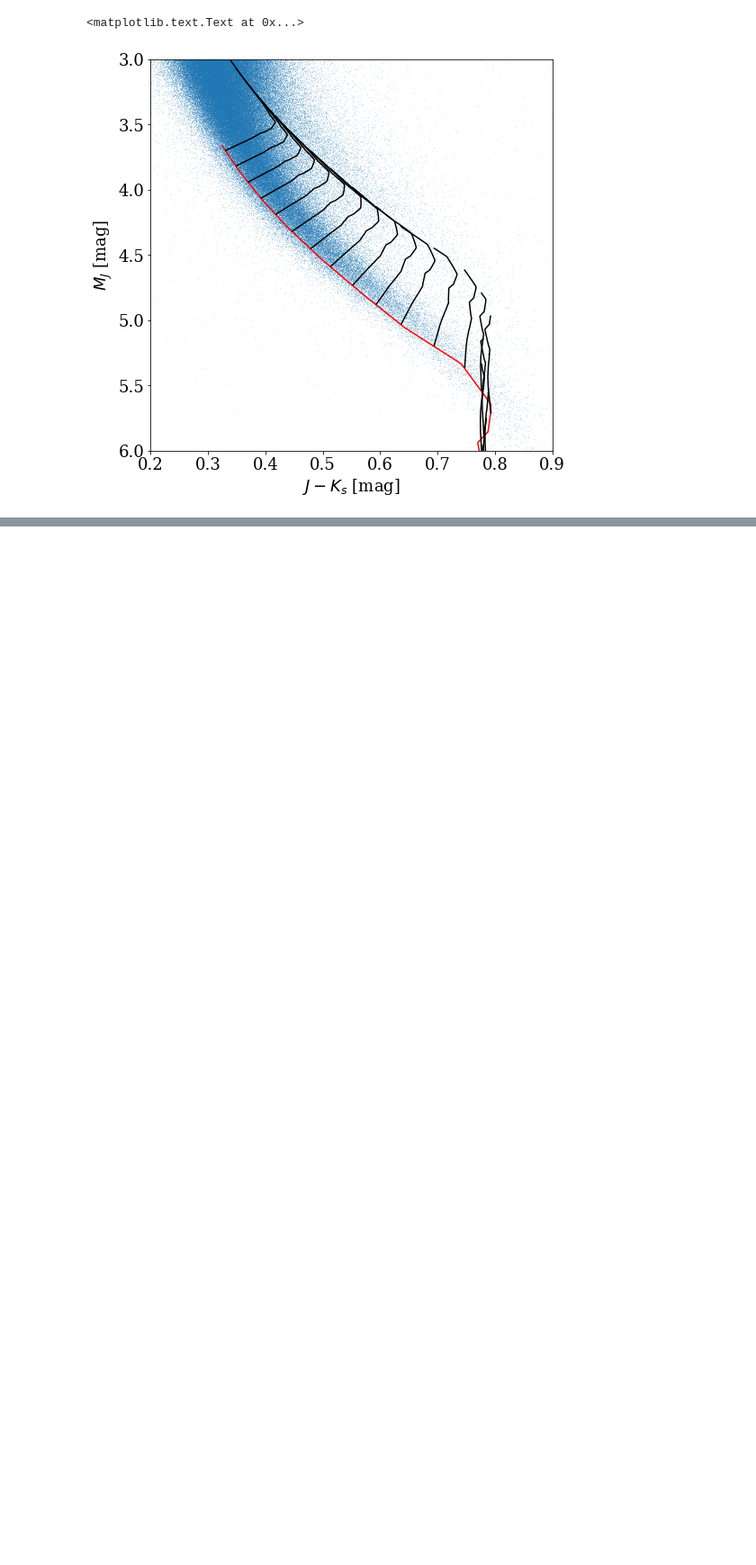
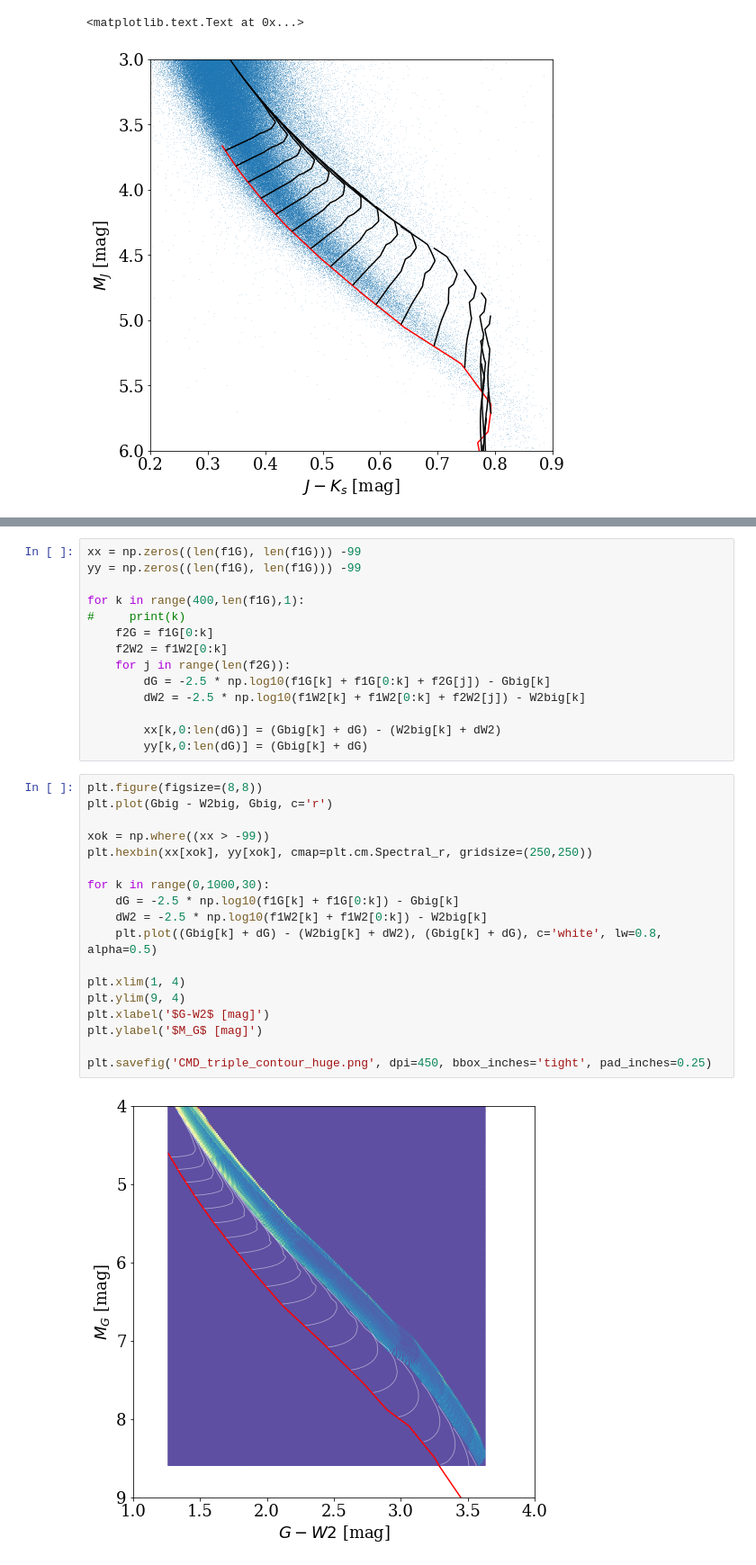
Before and after one commit to jradavenport/gaia_unresolved, a Jupyter notebook: binaries-gaia.ipynb, the cells around one changed output, grey strips where cells are left out. Shown at 90% size. Drawn from its saved outputs; the diff is of its cells as text; blank space fills up the shorter version.

```diff
--- a/binaries-gaia.ipynb
+++ b/binaries-gaia.ipynb
@@ -323,0 +376,34 @@ The
+# %%
+xx = np.zeros((len(f1G), len(f1G))) -99
+yy = np.zeros((len(f1G), len(f1G))) -99
+
+for k in range(400,len(f1G),1):
+#     print(k)
+    f2G = f1G[0:k]
+    f2W2 = f1W2[0:k]
+    for j in range(len(f2G)):
+        dG = -2.5 * np.log10(f1G[k] + f1G[0:k] + f2G[j]) - Gbig[k]
+        dW2 = -2.5 * np.log10(f1W2[k] + f1W2[0:k] + f2W2[j]) - W2big[k]
+
+        xx[k,0:len(dG)] = (Gbig[k] + dG) - (W2big[k] + dW2)
+        yy[k,0:len(dG)] = (Gbig[k] + dG)
+# %%
+plt.figure(figsize=(8,8))
+plt.plot(Gbig - W2big, Gbig, c='r')
+
+xok = np.where((xx > -99))
+plt.hexbin(xx[xok], yy[xok], cmap=plt.cm.Spectral_r, gridsize=(250,250))
+
+for k in range(0,1000,30):
+    dG = -2.5 * np.log10(f1G[k] + f1G[0:k]) - Gbig[k]
+    dW2 = -2.5 * np.log10(f1W2[k] + f1W2[0:k]) - W2big[k]
+    plt.plot((Gbig[k] + dG) - (W2big[k] + dW2), (Gbig[k] + dG), c='white', lw=0.8, alpha=0.5)
+
+plt.xlim(1, 4)
+plt.ylim(9, 4)
+plt.xlabel('$G-W2$ [mag]')
+plt.ylabel('$M_G$ [mag]')
+
+plt.savefig('CMD_triple_contour_huge.png', dpi=450, bbox_inches='tight', pad_inches=0.25)
+# %% [output]
+[figure, added]
```
Also changed, not shown: parts of 14 cells of this notebook.
